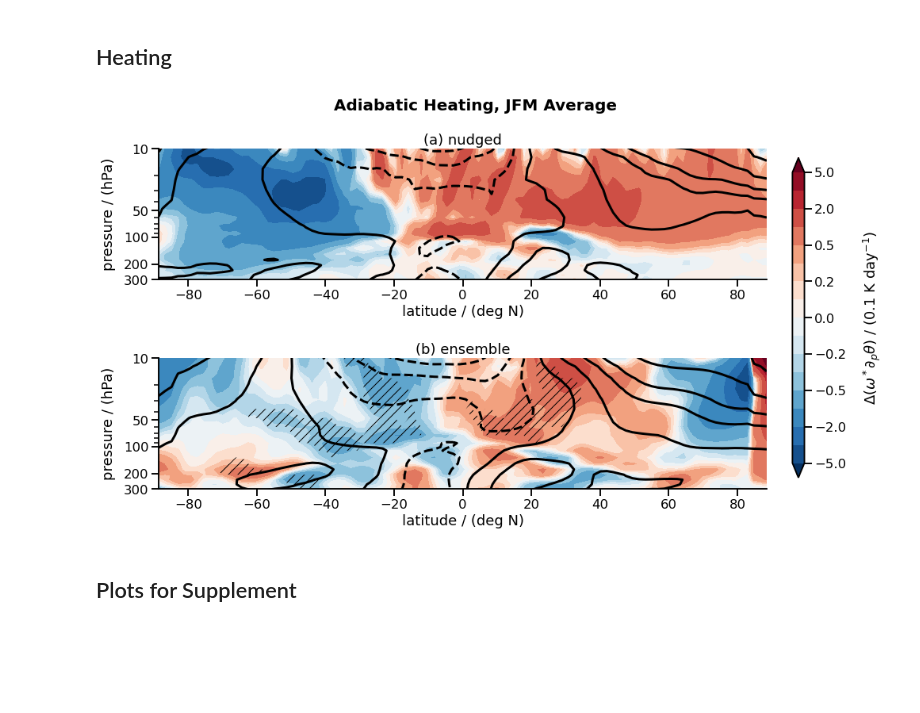
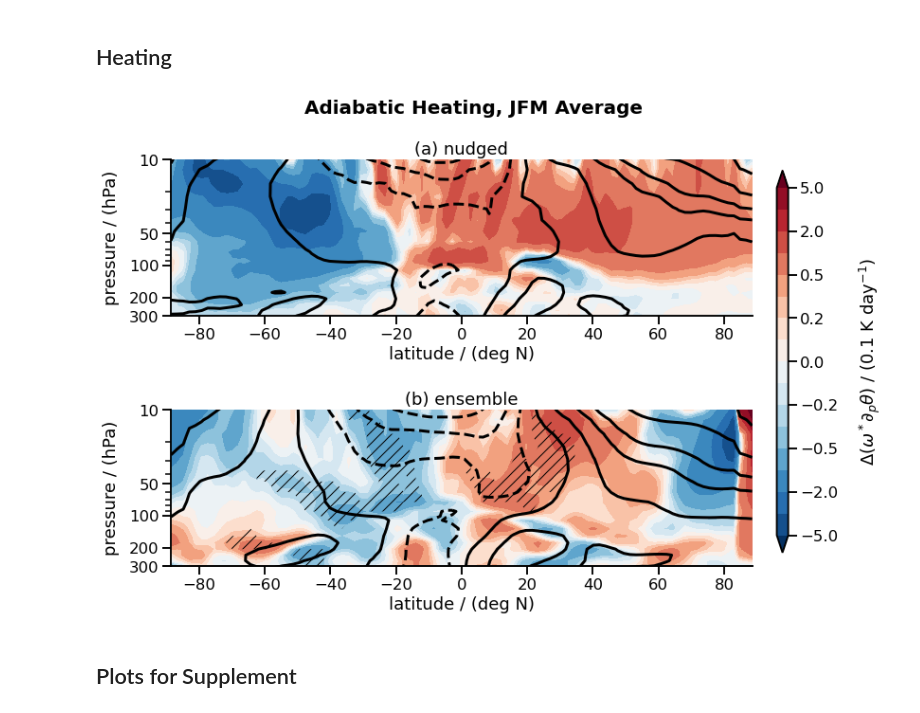
Before and after one commit to fsenf/nbook.2022-11_WiFi-AUS_Circ-Feedbacks, a Jupyter notebook: nbooks/07-Circluation-and-Adiabatic-Heating-Plots.ipynb, the cells around one changed output. Saved outputs shown, nothing was run; the diff lists cells and outputs as text; code cells hidden in the pictures; blank space fills up the shorter version.

```diff
--- a/nbooks/07-Circluation-and-Adiabatic-Heating-Plots.ipynb
+++ b/nbooks/07-Circluation-and-Adiabatic-Heating-Plots.ipynb
@@ -62,7 +62,7 @@ kws = dict(  x = 'lat', y = 'plev', yincrease = False, yscale = 'log', ylim = (3
 #fig, axs = plt.subplots( ncols = 2, figsize = (14,6), sharey = True)
 #plt.subplots_adjust(right = 0.88, left = 0.15, top = 0.8)
 
-fig, axs = plt.subplots( nrows = 2, figsize = (15,8), sharey = True)
+fig, axs = plt.subplots( nrows = 2, figsize = (12,8), sharey = True)
 plt.subplots_adjust(right = 0.84, left = 0.15, top = 0.87, hspace = 0.6)
 
 plt.suptitle('Residual Circulation, JFM Average', fontsize = 20, fontweight = 'bold')
@@ -119,6 +119,6 @@ axc = fig.add_axes( [0.87, 0.15, 0.012, 0.7] )
 cbar = plt.colorbar(cplot, axc)
 
 #cbar.ax.get_yaxis().set_ticks([-50, -10, -1, 0, 1, 10, 50],[-50, -10, -1, 0, 1, 10, 50],)
-cbar.ax.set_ylabel('$\Delta \Psi^*$ / ($10^8$ kg)', labelpad = 20)
+cbar.ax.set_ylabel('$\Delta \Psi^*$ / ($10^8$ kg s${}^{-1}$)', labelpad = 20)
 plt.savefig('../pics/residual-circulation.png', dpi = 600)
 # %% [output]
@@ -138,7 +138,7 @@ kws = dict(  x = 'lat', y = 'plev', yincrease = False, yscale = 'log', ylim = (3
 #plt.subplots_adjust(right = 0.88, left = 0.15, top = 0.8)
 
 
-fig, axs = plt.subplots( nrows = 2, figsize = (15,8), sharey = True)
+fig, axs = plt.subplots( nrows = 2, figsize = (12,8), sharey = True)
 plt.subplots_adjust(right = 0.84, left = 0.13, top = 0.87, hspace = 0.6)
 plt.suptitle('Adiabatic Heating, JFM Average', fontsize = 20, fontweight = 'bold')
 
@@ -176,34 +176,34 @@ a.set_facecolor('grey')
 sigma.where(sigma > 1).plot.contourf(  x = 'lat', y = 'plev',
             ax = a,
             levels = [0, 1000],
             add_colorbar = False,
             colors='none',  yincrease = False, yscale = 'log', ylim = (300e2, 10e2),
             hatches = ['//'])
 
 mean.plot.contour(  colors = 'k', ax = a, **kws)
 a.set_title('(b) ensemble', fontweight = 'normal')
 
 
 
 for i, a in enumerate(axs):
     plt.sca(a)
     a.set_yticks([10, 50, 100, 200, 300], )
     a.set_yticklabels([10, 50, 100, 200, 300], )
     a.set_xlabel('latitude / (deg N)')
     a.set_ylabel('pressure / (hPa)', labelpad = 10)
     a.set_ylim(300, 10)
     #if i == 1:
     #    a.set_ylabel('')
 
 axc = fig.add_axes( [0.87, 0.15, 0.014, 0.7] )
 cbar = plt.colorbar(cplot, axc)
 
 #clabels = [ -10, -1, 0, 1, 10]
 #cbar.ax.get_yaxis().set_ticks(clabels,)#clabels)
 cbar.ax.set_ylabel(r'$\Delta( \omega^* \partial_p \theta )$ / (0.1 K day${}^{-1}$)', labelpad = 20)
 plt.savefig('../pics/adiabatic-heating.png', dpi = 600)
 # %% [output]
-[figure, old version]
+[figure, new version]
 # %% [markdown]
 ## Plots for Supplement
 # %% [markdown]
```
Also changed, not shown: parts of 5 cells of this notebook, 2 other files.
